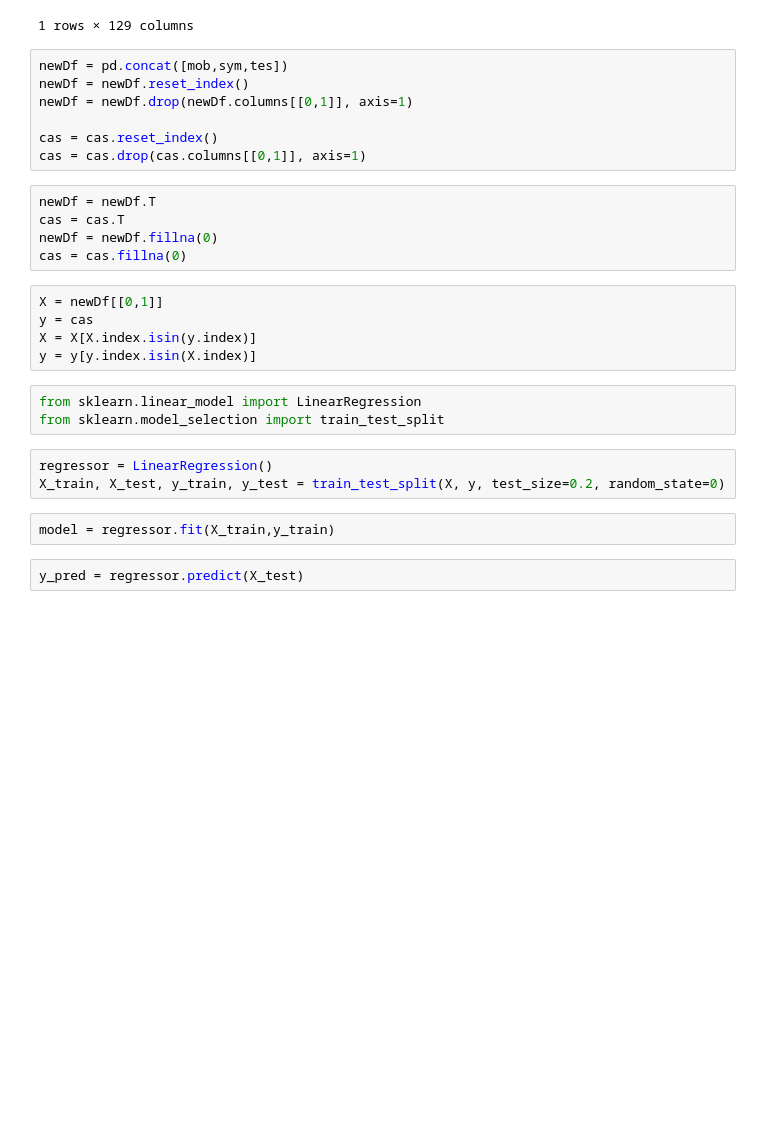
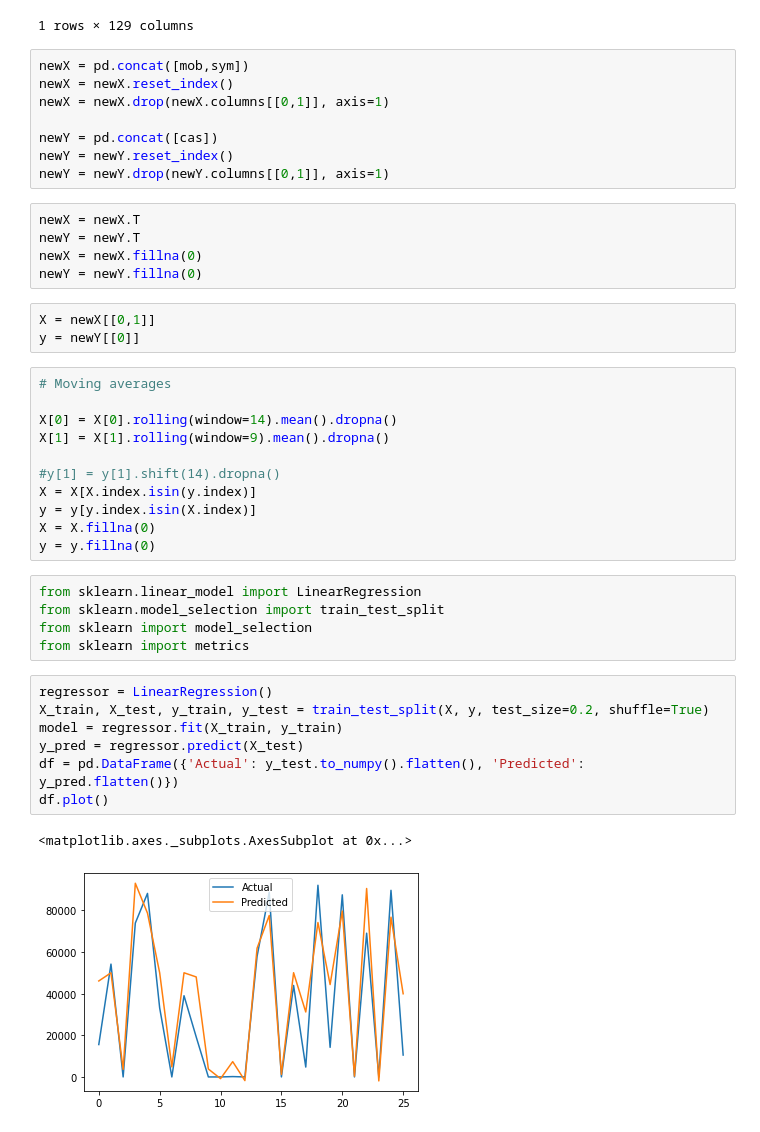
Before and after one commit to robinvvinod/spaceapps, a Jupyter notebook: regression.ipynb, the cells around one changed output. Cells and saved outputs as stored; diff of their text form; blank space fills up the shorter version.

```diff
--- a/regression.ipynb
+++ b/regression.ipynb
@@ -63,30 +63,45 @@ cas
 | 1858 | 36061 | 0 | 0 | 0 | 0 | 0 | 0 | 0 | ... |
 1 rows × 129 columns
 # %%
-newDf = pd.concat([mob,sym,tes])
-newDf = newDf.reset_index()
-newDf = newDf.drop(newDf.columns[[0,1]], axis=1)
+newX = pd.concat([mob,sym])
+newX = newX.reset_index()
+newX = newX.drop(newX.columns[[0,1]], axis=1)
 
-cas = cas.reset_index()
-cas = cas.drop(cas.columns[[0,1]], axis=1)
+newY = pd.concat([cas])
+newY = newY.reset_index()
+newY = newY.drop(newY.columns[[0,1]], axis=1)
-# %%
-newDf = newDf.T
-cas = cas.T
-newDf = newDf.fillna(0)
-cas = cas.fillna(0)
+# %%
+newX = newX.T
+newY = newY.T
+newX = newX.fillna(0)
+newY = newY.fillna(0)
+# %%
+X = newX[[0,1]]
+y = newY[[0]]
 # %%
-X = newDf[[0,1]]
-y = cas
+# Moving averages
+
+X[0] = X[0].rolling(window=14).mean().dropna()
+X[1] = X[1].rolling(window=9).mean().dropna()
+
+#y[1] = y[1].shift(14).dropna()
 X = X[X.index.isin(y.index)]
 y = y[y.index.isin(X.index)]
+X = X.fillna(0)
+y = y.fillna(0)
 # %%
 from sklearn.linear_model import LinearRegression
 from sklearn.model_selection import train_test_split
+from sklearn import model_selection
+from sklearn import metrics
 # %%
 regressor = LinearRegression()
-X_train, X_test, y_train, y_test = train_test_split(X, y, test_size=0.2, random_state=0)
+X_train, X_test, y_train, y_test = train_test_split(X, y, test_size=0.2, shuffle=True)
+model = regressor.fit(X_train, y_train)
+y_pred = regressor.predict(X_test)
+df = pd.DataFrame({'Actual': y_test.to_numpy().flatten(), 'Predicted': y_pred.flatten()})
+df.plot()
+# %% [output]
+<matplotlib.axes._subplots.AxesSubplot at 0x...>
+[figure, added]
-# %%
-model = regressor.fit(X_train,y_train)
-# %%
-y_pred = regressor.predict(X_test)
 # %%
```
Also changed, not shown: parts of 3 cells of this notebook, 3 other files.
